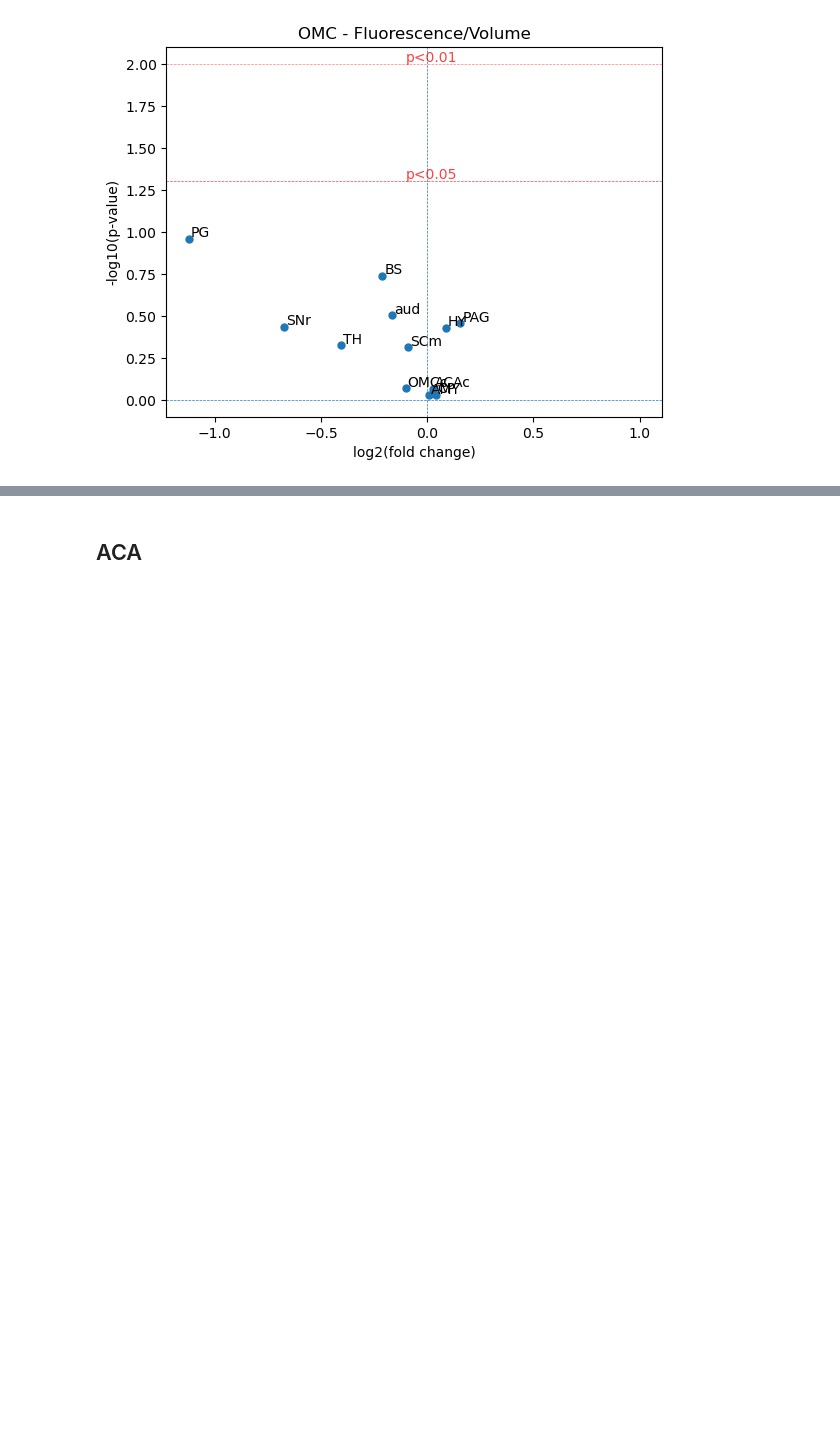
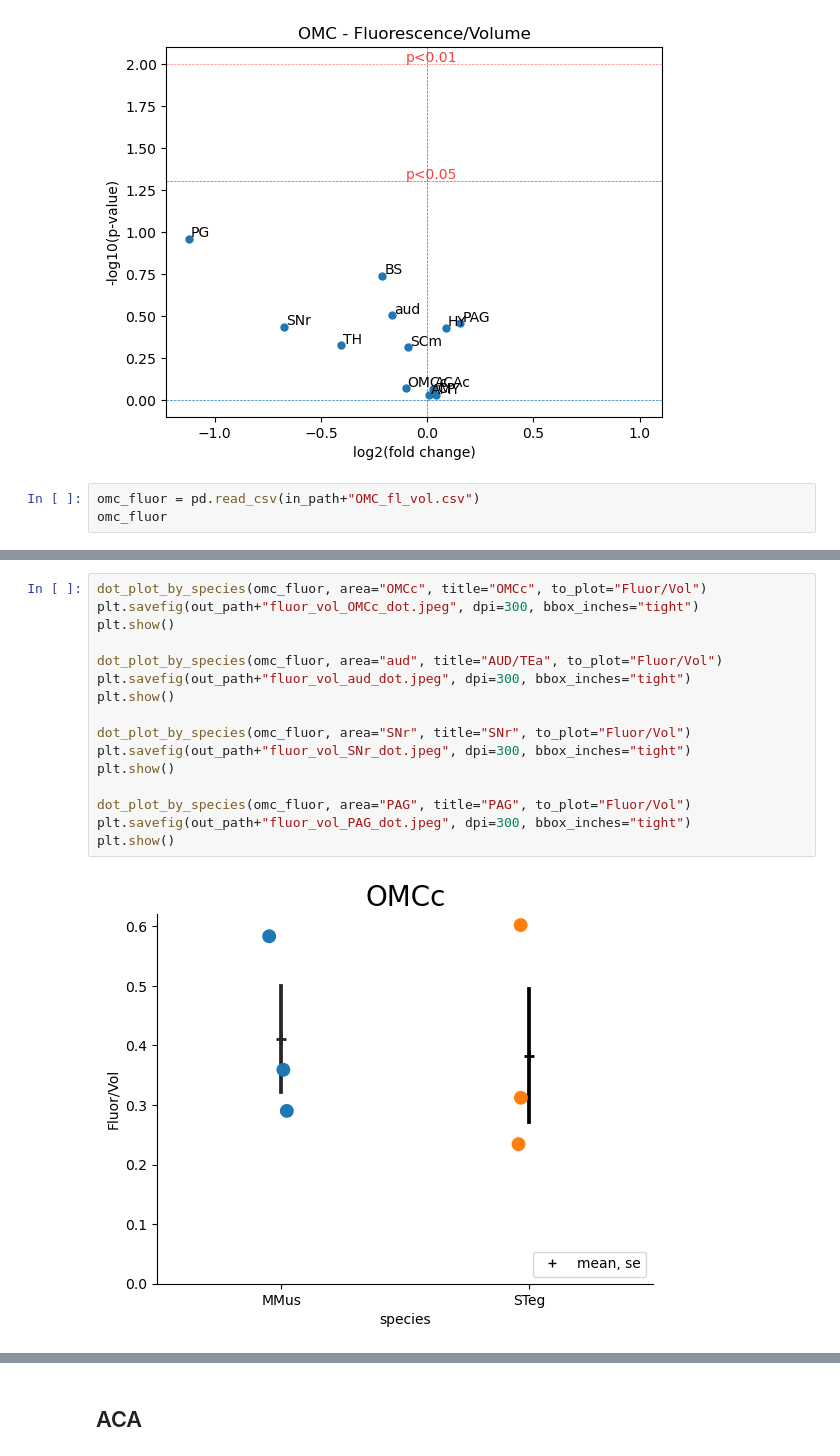
Before and after one commit to eisko/STP_analysis, a Jupyter notebook: quant_fluor_individ_2.ipynb, the cells around one changed output, grey strips where cells are left out. Cells and saved outputs as stored; diff of their text form; blank space fills up the shorter version.

Commit message:
update dot plots

```diff
--- a/quant_fluor_individ_2.ipynb
+++ b/quant_fluor_individ_2.ipynb
@@ -197,3 +200,6 @@ See the caveats in the documentation: https://pandas.pydata.org/pandas-docs/stab
   omc_fluor["Fluor/Vol"] = omc_fluor["Fluorescence"]/omc_fluor["Volume_mm3"]
 [figure]
 [figure]
+# %%
+omc_fluor = pd.read_csv(in_path+"OMC_fl_vol.csv")
+omc_fluor
@@ -199,0 +220,18 @@ See the caveats in the documentation: https://pandas.pydata.org/pandas-docs/stab
+# %%
+dot_plot_by_species(omc_fluor, area="OMCc", title="OMCc", to_plot="Fluor/Vol")
+plt.savefig(out_path+"fluor_vol_OMCc_dot.jpeg", dpi=300, bbox_inches="tight")
+plt.show()
+
+dot_plot_by_species(omc_fluor, area="aud", title="AUD/TEa", to_plot="Fluor/Vol")
+plt.savefig(out_path+"fluor_vol_aud_dot.jpeg", dpi=300, bbox_inches="tight")
+plt.show()
+
+dot_plot_by_species(omc_fluor, area="SNr", title="SNr", to_plot="Fluor/Vol")
+plt.savefig(out_path+"fluor_vol_SNr_dot.jpeg", dpi=300, bbox_inches="tight")
+plt.show()
+
+dot_plot_by_species(omc_fluor, area="PAG", title="PAG", to_plot="Fluor/Vol")
+plt.savefig(out_path+"fluor_vol_PAG_dot.jpeg", dpi=300, bbox_inches="tight")
+plt.show()
+# %% [output]
+[figure, added]
```
Also changed, not shown: parts of 3 cells of this notebook, 1 other file.
